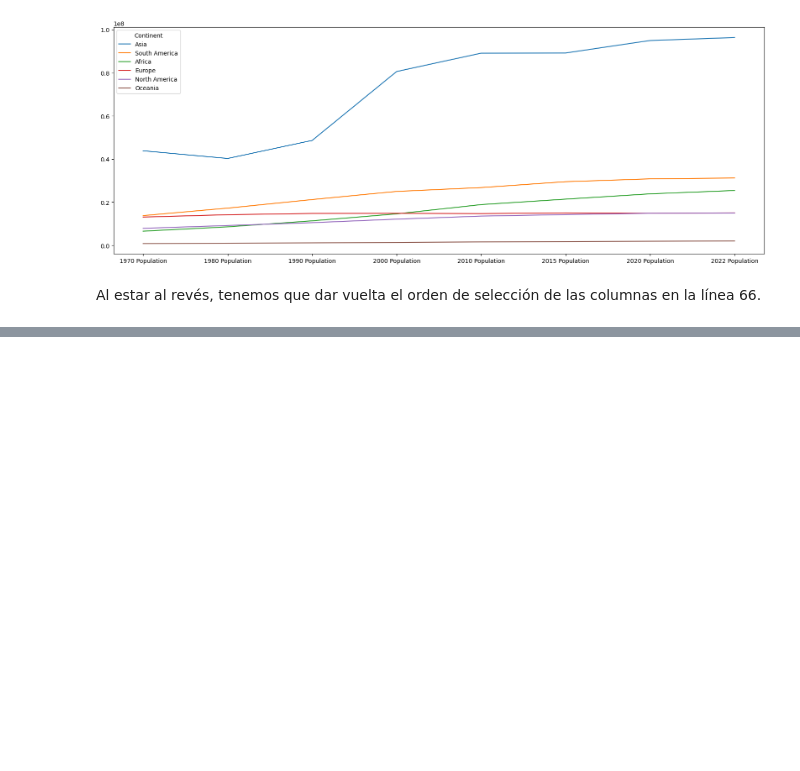
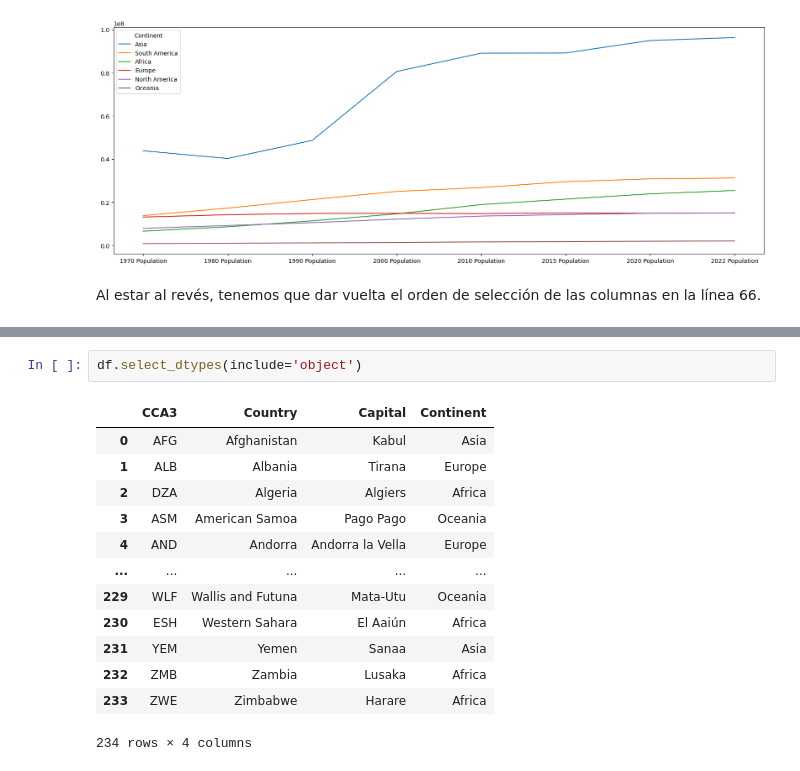
Before and after one commit to martinmalandra/pandas-by-alex-freberg, a Jupyter notebook: edaInPandas.ipynb, the cells around one changed output, grey strips where cells are left out. Cells and saved outputs as stored; diff of their text form; blank space fills up the shorter version.

```diff
--- a/edaInPandas.ipynb
+++ b/edaInPandas.ipynb
@@ -285,0 +355,16 @@ Al estar al revés, tenemos que dar vuelta el orden de selección de las columna
+# %%
+df.select_dtypes(include='object')
+# %% [output]
+|  | CCA3 | Country | Capital | Continent |
+| 0 | AFG | Afghanistan | Kabul | Asia |
+| 1 | ALB | Albania | Tirana | Europe |
+| 2 | DZA | Algeria | Algiers | Africa |
+| 3 | ASM | American Samoa | Pago Pago | Oceania |
+| 4 | AND | Andorra | Andorra la Vella | Europe |
+| ... | ... | ... | ... | ... |
+| 229 | WLF | Wallis and Futuna | Mata-Utu | Oceania |
+| 230 | ESH | Western Sahara | El Aaiún | Africa |
+| 231 | YEM | Yemen | Sanaa | Asia |
+| 232 | ZMB | Zambia | Lusaka | Africa |
+| 233 | ZWE | Zimbabwe | Harare | Africa |
+234 rows × 4 columns
```
Also changed, not shown: parts of 8 cells of this notebook.
